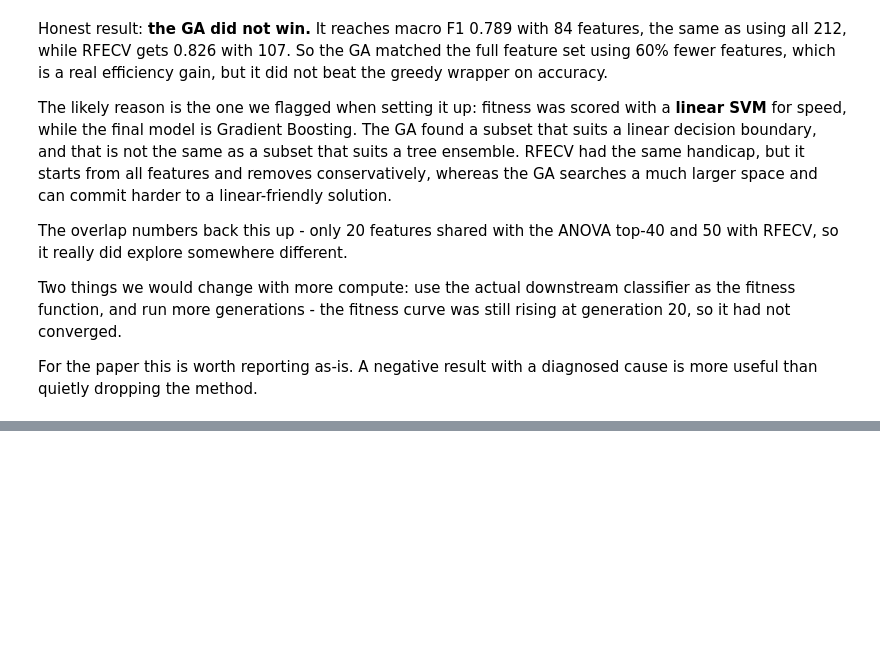
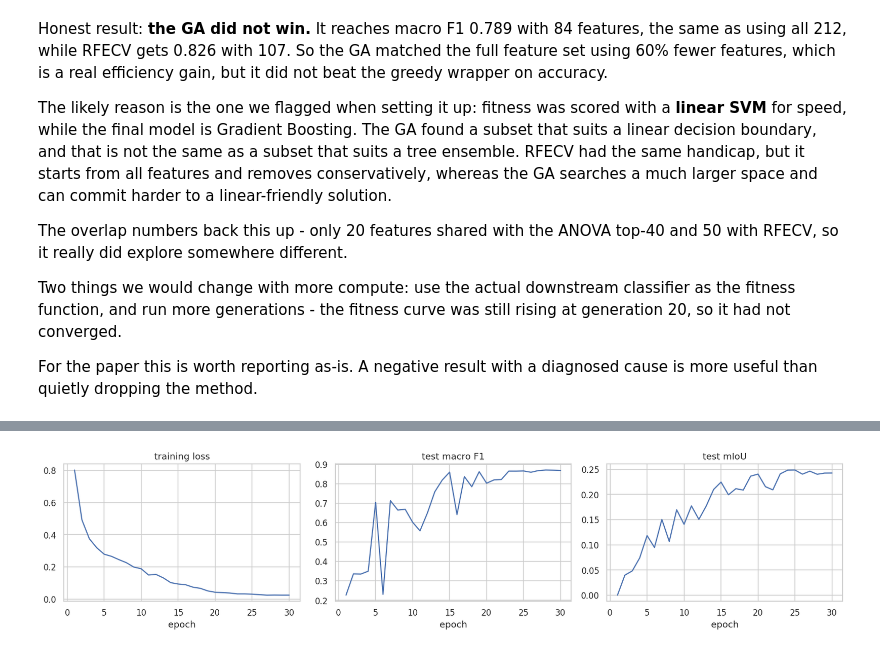
Before and after one commit to SurajKhomane108/brain-tumor-classification-localization, a Jupyter notebook: brain_tumor_classification_localization.ipynb, the cells around one changed output, grey strips where cells are left out. Saved outputs shown, nothing was run; the diff lists cells and outputs as text; code cells hidden in the pictures; blank space fills up the shorter version.

Commit message:
Add multi-task CNN for classification + box localization, with a pooling ablation

```diff
--- a/brain_tumor_classification_localization.ipynb
+++ b/brain_tumor_classification_localization.ipynb
@@ -1793,0 +1826,93 @@ useful than quietly dropping the method.
+# %%
+import torch
+import torch.nn as nn
+import torch.nn.functional as Fn
+from torch.utils.data import Dataset, DataLoader
+
+dev = torch.device("cuda" if torch.cuda.is_available() else "cpu")
+print("device:", dev)
+
+tr_idx = np.where(train_m.values)[0]
+te_idx = np.where(test_m.values)[0]
+Y_box = data[BOX].values.astype(np.float32)
+y_cls = data["y"].values.astype(np.int64)
+
+class MRI(Dataset):
+    def __init__(self, idx, train=False):
+        self.idx, self.train = idx, train
+    def __len__(self):
+        return len(self.idx)
+    def __getitem__(self, i):
+        j = self.idx[i]
+        img = X_img[j].astype(np.float32) / 255.0
+        box = Y_box[j].copy()
+        if self.train and np.random.rand() < 0.5:
+            img = img[:, ::-1].copy()
+            box[0] = 1.0 - box[0]        # flip the box with the image
+        return torch.from_numpy(img).unsqueeze(0), torch.tensor(y_cls[j]), torch.from_numpy(box)
+
+def block(i, o):
+    return nn.Sequential(nn.Conv2d(i, o, 3, padding=1), nn.BatchNorm2d(o), nn.ReLU(True),
+                         nn.Conv2d(o, o, 3, padding=1), nn.BatchNorm2d(o), nn.ReLU(True),
+                         nn.MaxPool2d(2))
+
+class MultiTaskCNN(nn.Module):
+    def __init__(self, box_pool=4):
+        super().__init__()
+        self.trunk = nn.Sequential(block(1, 32), block(32, 64), block(64, 128), block(128, 256))
+        # classification: pool position away, it should not matter for tumour type
+        self.cls_head = nn.Sequential(nn.AdaptiveAvgPool2d(1), nn.Flatten(),
+                                      nn.Dropout(0.3), nn.Linear(256, 3))
+        # box: box_pool=4 keeps a 4x4 spatial grid; box_pool=1 averages position away
+        self.box_head = nn.Sequential(nn.AdaptiveAvgPool2d(box_pool), nn.Flatten(),
+                                      nn.Linear(256 * box_pool * box_pool, 256), nn.ReLU(True),
+                                      nn.Dropout(0.2), nn.Linear(256, 4))
+    def forward(self, x):
+        f = self.trunk(x)
+        return self.cls_head(f), torch.sigmoid(self.box_head(f))
+
+
+EPOCHS, LAM = CONFIG["CNN_EPOCHS"], 5.0
+dl_tr = DataLoader(MRI(tr_idx, True), batch_size=64, shuffle=True, drop_last=True)
+dl_te = DataLoader(MRI(te_idx), batch_size=64)
+
+def train_cnn(box_pool=4, epochs=EPOCHS, verbose=True):
+    set_seed()
+    net = MultiTaskCNN(box_pool).to(dev)
+    opt = torch.optim.Adam(net.parameters(), lr=1e-3, weight_decay=1e-4)
+    sched = torch.optim.lr_scheduler.CosineAnnealingLR(opt, T_max=epochs)
+    log, t0 = [], time.time()
+    for ep in range(epochs):
+        net.train()
+        tot = 0.0
+        for xb, yb, bb in dl_tr:
+            xb, yb, bb = xb.to(dev), yb.to(dev), bb.to(dev)
+            opt.zero_grad()
+            lo, bo = net(xb)
+            loss = Fn.cross_entropy(lo, yb) + LAM * Fn.smooth_l1_loss(bo, bb)
+            loss.backward(); opt.step()
+            tot += loss.item() * len(xb)
+        sched.step()
+
+        net.eval()
+        P, B = [], []
+        with torch.no_grad():
+            for xb, _, _ in dl_te:
+                lo, bo = net(xb.to(dev))
+                P.append(torch.softmax(lo, 1).cpu().numpy()); B.append(bo.cpu().numpy())
+        P, B = np.vstack(P), np.vstack(B)
+        f1 = precision_recall_fscore_support(yte, P.argmax(1), average="macro", zero_division=0)[2]
+        log.append({"epoch": ep + 1, "loss": tot / len(tr_idx), "F1": f1, "mIoU": iou(Yte, B).mean()})
+        if verbose and (ep % 5 == 0 or ep == epochs - 1):
+            print("  epoch %2d  loss %.4f  F1 %.4f  mIoU %.4f  (%.0fs)"
+                  % (ep + 1, log[-1]["loss"], f1, log[-1]["mIoU"], time.time() - t0))
+    return net, P, B, pd.DataFrame(log)
+
+print("parameters: {:,}".format(sum(p.numel() for p in MultiTaskCNN(4).parameters())))
+net, cnn_proba, cnn_box_pred, cnn_log = train_cnn(box_pool=4)
+
+fig, ax = plt.subplots(1, 3, figsize=(15, 3.6))
+for a, c, t in zip(ax, ["loss", "F1", "mIoU"], ["training loss", "test macro F1", "test mIoU"]):
+    a.plot(cnn_log["epoch"], cnn_log[c]); a.set_xlabel("epoch"); a.set_title(t)
+plt.tight_layout(); plt.show()
+# %% [output]
@@ -1793,0 +1928 @@ useful than quietly dropping the method.
+[figure, added]
```
Also changed, not shown: parts of 11 cells of this notebook.
